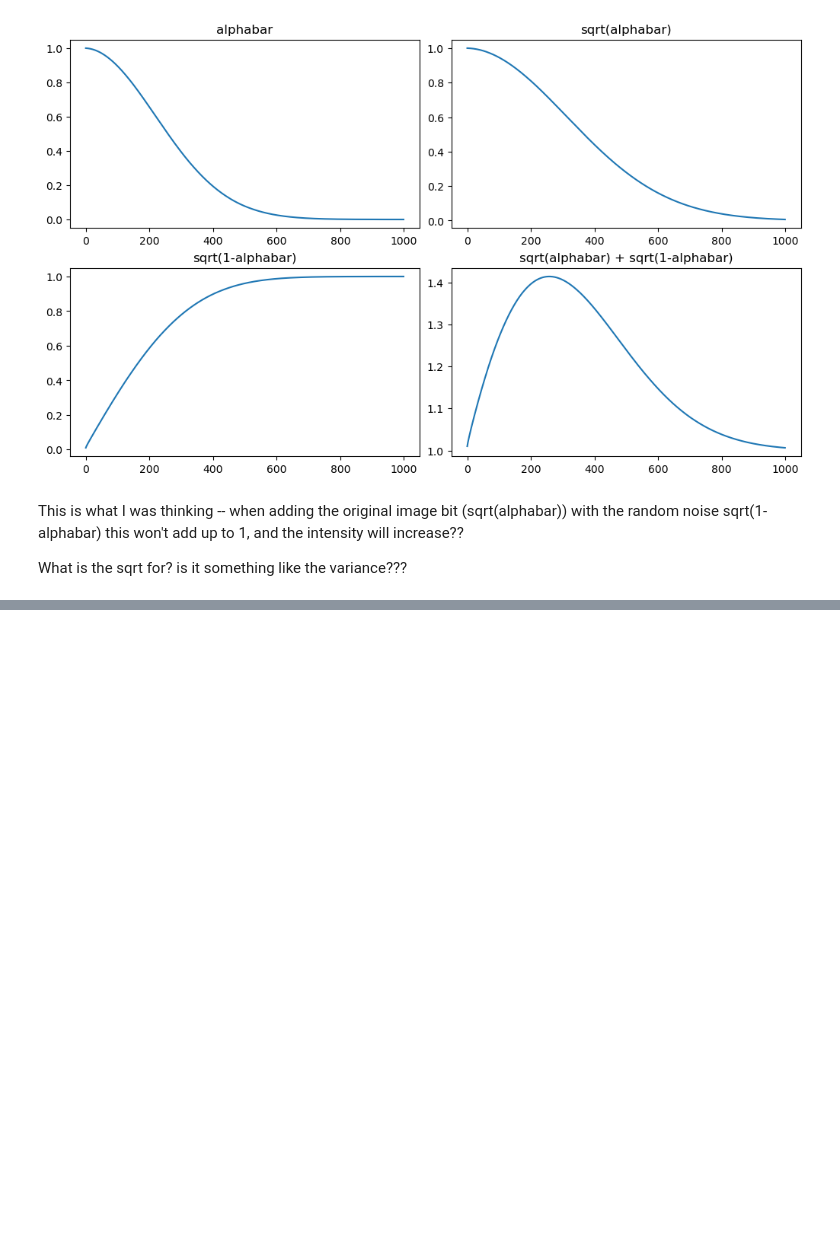
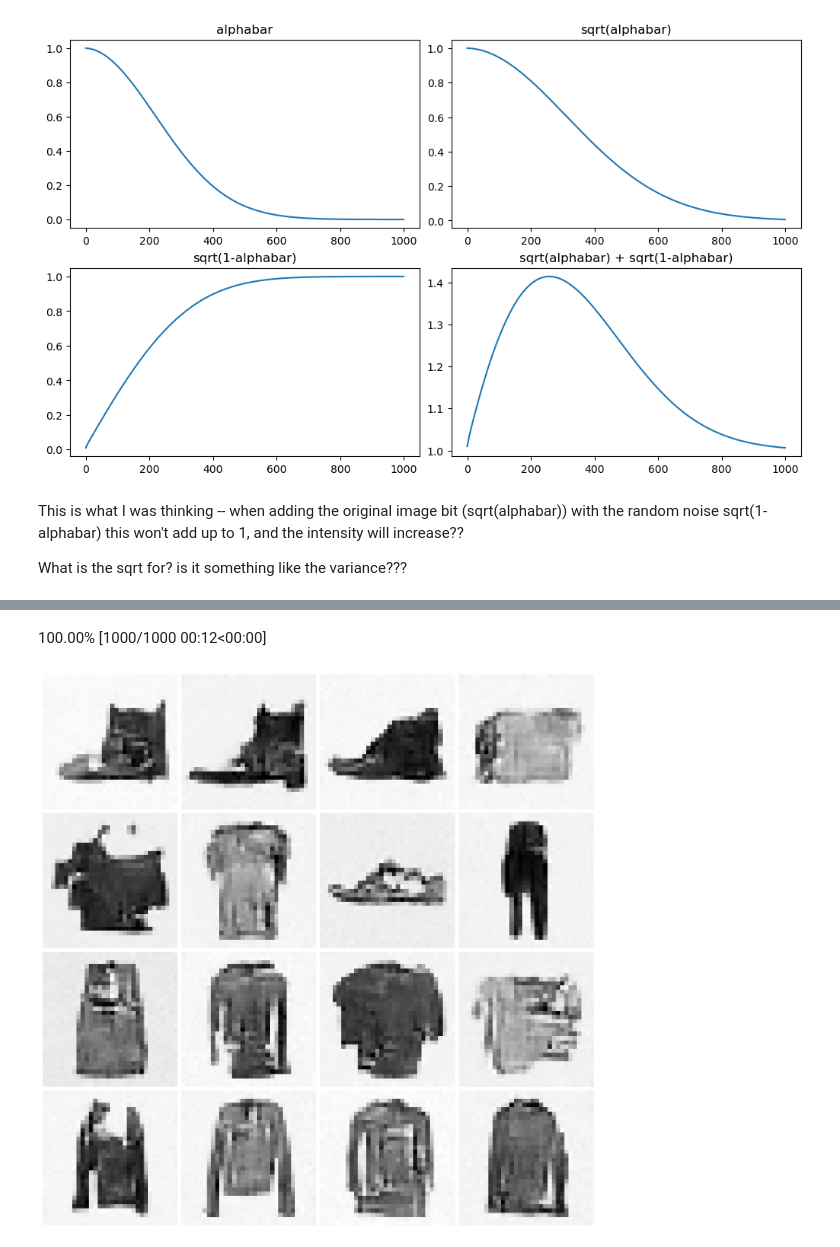
Before and after one commit to tom-pollak/tinyai, a Jupyter notebook: nbs/15_ddpm.ipynb, the cells around one changed output, grey strips where cells are left out. Drawn from its saved outputs; the diff is of its cells as text; code cells hidden in the pictures; blank space fills up the shorter version.

```diff
--- a/nbs/15_ddpm.ipynb
+++ b/nbs/15_ddpm.ipynb
@@ -247,0 +244,6 @@ show_images(samples[-1][:16])
+# %%
+samples = sample(learn.model, (32, 1, 32, 32), alpha, alphabar, sigma, 1000)
+show_images(samples[-1][:16])
+# %% [output]
+100.00% [1000/1000 00:12<00:00]
+[figure, added]
```
Also changed, not shown: parts of 6 cells of this notebook, 7 other files.
